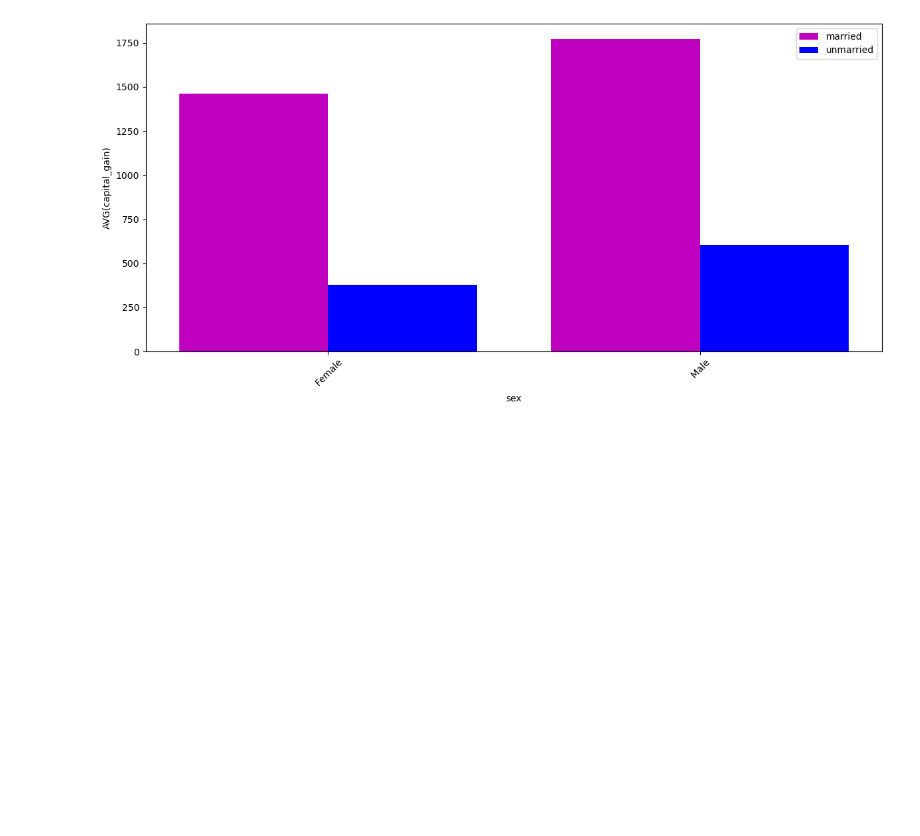
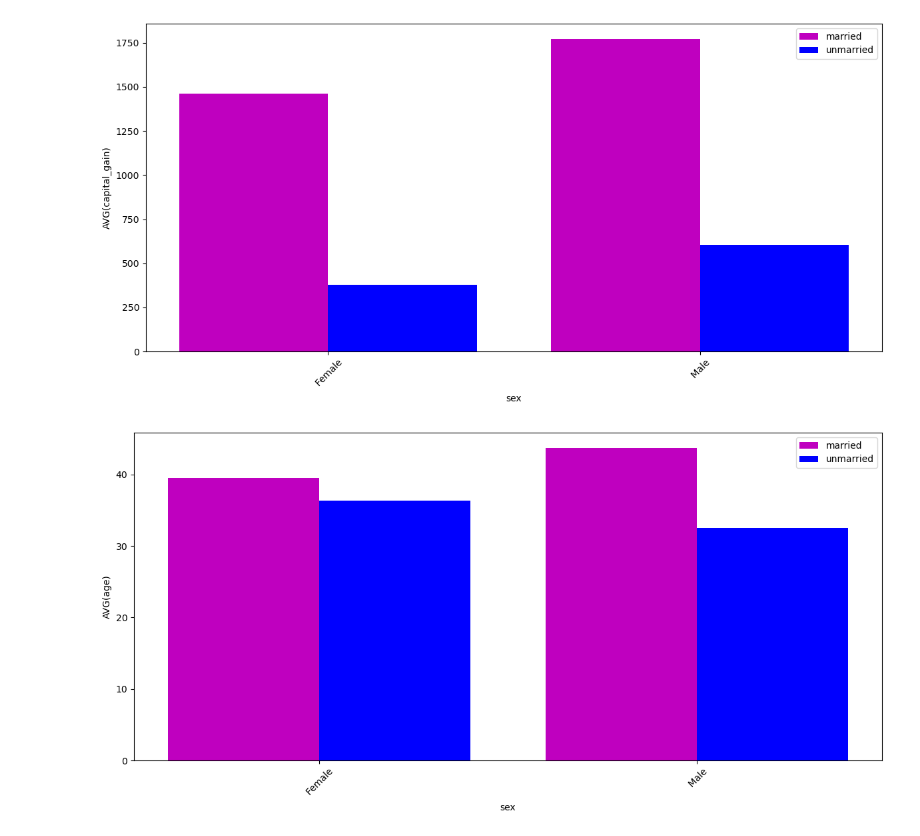
Before and after one commit to sugun-yadla/sylmaxjm, a Jupyter notebook: FinalProject.ipynb, the cells around one changed output. Drawn from its saved outputs; the diff is of its cells as text; code cells hidden in the pictures; blank space fills up the shorter version.

Commit message:
Add helper functions and visualize figure 1.d
Added definitions for helper functions for shared optimization, pruning, and main algorithm
Added visualization for figure 1.d

```diff
--- a/FinalProject.ipynb
+++ b/FinalProject.ipynb
@@ -105,7 +105,9 @@ A = {"workclass", "education", "marital_status", "occupation", "relationship", "
 M = {"fnlwgt", "age", "capital_gain", "capital_loss", "hours_per_week"}
 
 # visualizes target vs ref query over a set of param attributes/aggregates
-#params is a tuple of form (grp_by_attr, msr_attr, agg_func) used for plot labels
+# target is a dict of query results from the target query
+# ref is a dict of query results from the reference query
+# params is a tuple of form (grp_by_attr, msr_attr, agg_func) used for plot labels
 def visualize(target, ref, params):
 
     bars = len(target)
@@ -118,11 +120,11 @@ def visualize(target, ref, params):
     target_vals = target.values()
     ref_vals = ref.values()
 
-    rects1 = plt.bar(idx, target_vals, width,
+    first_bars = plt.bar(idx, target_vals, width,
                      color='m',
                      label='married')
 
-    rects2 = plt.bar(idx + width, ref_vals, width,
+    second_bars = plt.bar(idx + width, ref_vals, width,
                      color='b',
                      label='unmarried')
 
@@ -133,4 +135,16 @@ def visualize(target, ref, params):
 
     plt.tight_layout()
     plt.show()
+
+# helper function to handle implementing the shared-based optimization
+def share_optimization():
+    print('temp')
+
+# helper function to prune uninteresting views
+def prune_optimize():
+    print('temp')
+
+# main function to generate the top 5 views given a user query and reference query
+def top_5_views():
+    print('temp')
 # %%
@@ -148,3 +163,19 @@ params = ('sex', 'capital_gain', 'AVG')
 visualize(dict(target), dict(ref), params)
 # %% [output]
 [figure]
+# %%
+# reproduce "uninteresting" bar graph from figure 1.d
+# married target data - avg capital_gain by sex
+query = text("SELECT sex, avg(age) FROM married GROUP BY sex;")
+res = conn.execute(query)
+target = res.fetchall()
+
+# unmarried ref data - avg capital_gain by sex
+query = text("SELECT sex, avg(age) FROM unmarried GROUP BY sex;")
+res = conn.execute(query)
+ref = res.fetchall()
+
+params = ('sex', 'age', 'AVG')
+visualize(dict(target), dict(ref), params)
+# %% [output]
+[figure, added]
```
Also changed, not shown: parts of 1 cell of this notebook.
